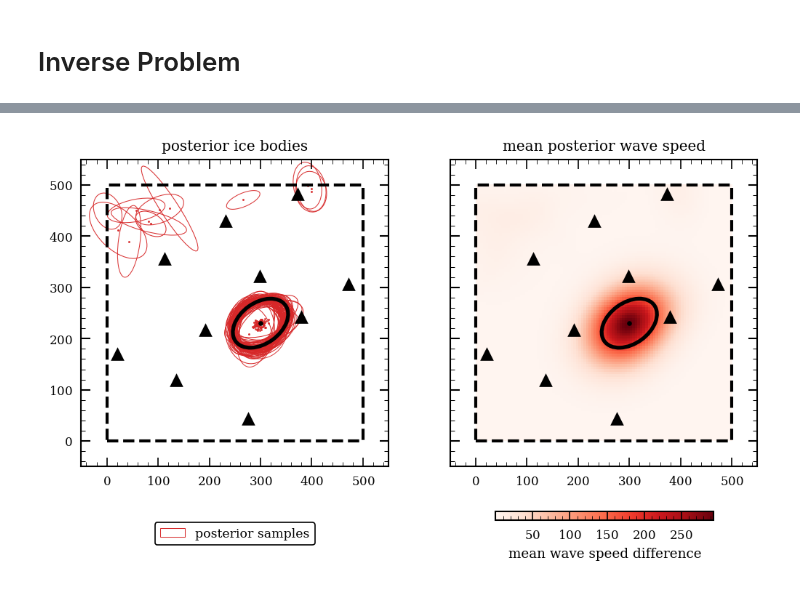
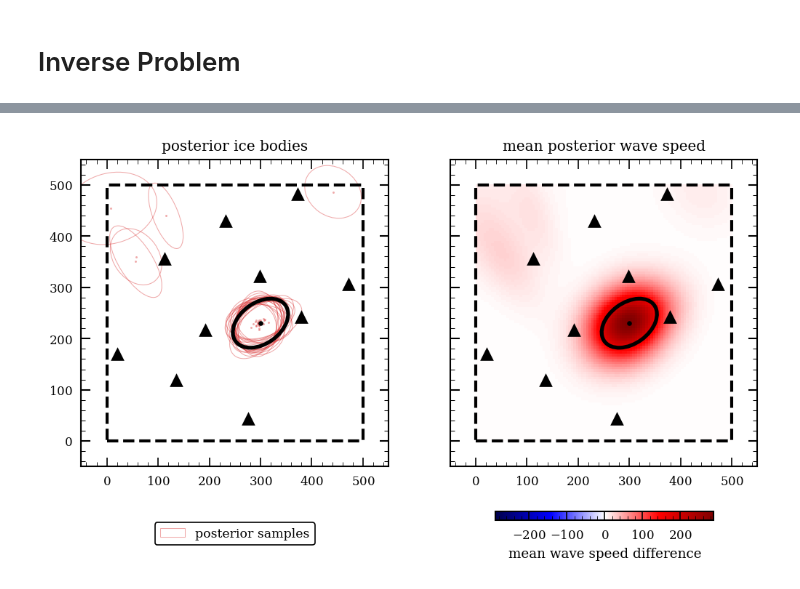
Before and after one commit to dominik-strutz/moon_oed, a Jupyter notebook: 00_c_inverse_problem.ipynb, the cells around one changed output, grey strips where cells are left out. Saved outputs shown, nothing was run; the diff lists cells and outputs as text; code cells hidden in the pictures.

```diff
--- a/00_c_inverse_problem.ipynb
+++ b/00_c_inverse_problem.ipynb
@@ -247,10 +249,10 @@ std_prior = Independent(
     Truncated(
         Normal(torch.tensor([50.0, 50.0]), 30.0),
         lower=10.0, upper=100.0), 1)
-amp_prior = Independent(Normal(torch.tensor([ice_bodies_amp]), 10.0),1)
-theta_prior = Independent(Uniform(torch.tensor([0.0]), torch.tensor([torch.pi])), 1)
+amp_prior = Independent(Normal(torch.tensor([350.0]), 10.0),1)
+theta_prior = Independent(Uniform(torch.tensor([0.0]), torch.tensor([0.5 * torch.pi])), 1)
 
-parameter_names = ['x', 'y', 'std_x', 'std_y', 'amp', 'theta']
+parameter_names = [r'$x$', r'$y$', r'$\sigma_x$', r'$\sigma_y$', r'$A$', r'$\theta$']
 prior_dist = Joint(coordinate_prior, std_prior, amp_prior, theta_prior)
 # %%
 prior_samples = prior_dist.sample((int(1e5),))
@@ -272,7 +274,7 @@ def log_prob_fn(parameters):
     return prior_dist.log_prob(parameters.unsqueeze(0)).squeeze() + data_likelihood(parameters, design).log_prob(data)
 
 nwalkers = 32
-nsteps = 5000
+nsteps = 50000
 ndim = prior_dist.event_shape[0]
 
 initial_positions = prior_dist.sample((nwalkers,))
@@ -356,8 +356,8 @@ fig, (ax1, ax2) = plt.subplots(1, 2, figsize=(8, 4), dpi=150, sharex=True, share
 
 plot_ellipses(
     ax1, post_means, post_stds, post_thetas, post_amps,
-    scatter_kwargs={'c': 'tab:red', 's':2,},
-    ellipse_kwargs={'edgecolor': 'tab:red', 'linewidth': 0.5, 'label': 'posterior samples'},
+    scatter_kwargs={'c': 'tab:red', 's':2, 'alpha':0.4},
+    ellipse_kwargs={'edgecolor': 'tab:red', 'linewidth': 0.5, 'label': 'posterior samples', 'alpha':0.4},
     n_max=100)
 
 # remove duplicate legend entries
@@ -373,35 +373,35 @@ ax1.set_title('posterior ice bodies')
 
 im = ax2.imshow(
     average_posterior.T, extent=(0, length_x, 0, length_y),
-    origin='lower', cmap='Reds', zorder=-1)
+    origin='lower', cmap='seismic', zorder=-1, clim=(-abs(average_posterior).max(), abs(average_posterior).max()))
 ax2.set_title('mean posterior wave speed')
 
 # add axes below ax2 for colorbar
 cbarax = fig.add_axes([0.6, 0.02, 0.25, 0.02])
 
 cbar = fig.colorbar(im, cax=cbarax, orientation='horizontal', shrink=0.6, label='mean wave speed difference')
 
 for ax in (ax1, ax2):
 
     plot_ellipses(
         ax, ice_bodies_mean, ice_bodies_std, ice_bodies_theta, ice_bodies_amp,
         scatter_kwargs={'c': 'k', 's':10},
         ellipse_kwargs={'edgecolor': 'k', 'linewidth': 2.5, 'label': 'true ice body'})
     buffer=50
 
     ax.set_xlim(0-buffer, length_x+buffer)
     ax.set_ylim(0-buffer, length_y+buffer)
 
     # draw rectangle
     ax.add_patch(plt.Rectangle(
         (0, 0), length_x, length_y,
         fill=None, linestyle='dashed', color='black', linewidth=2))
     ax.set_aspect('equal')
 
     ax.scatter(design[:, 0], design[:, 1],
                 linewidths=0,
                 marker='^', color='k', s=80)
 
 plt.show()
 # %% [output]
-[figure, old version]
+[figure, new version]
```
Also changed, not shown: parts of 7 cells of this notebook, 1 other file.
